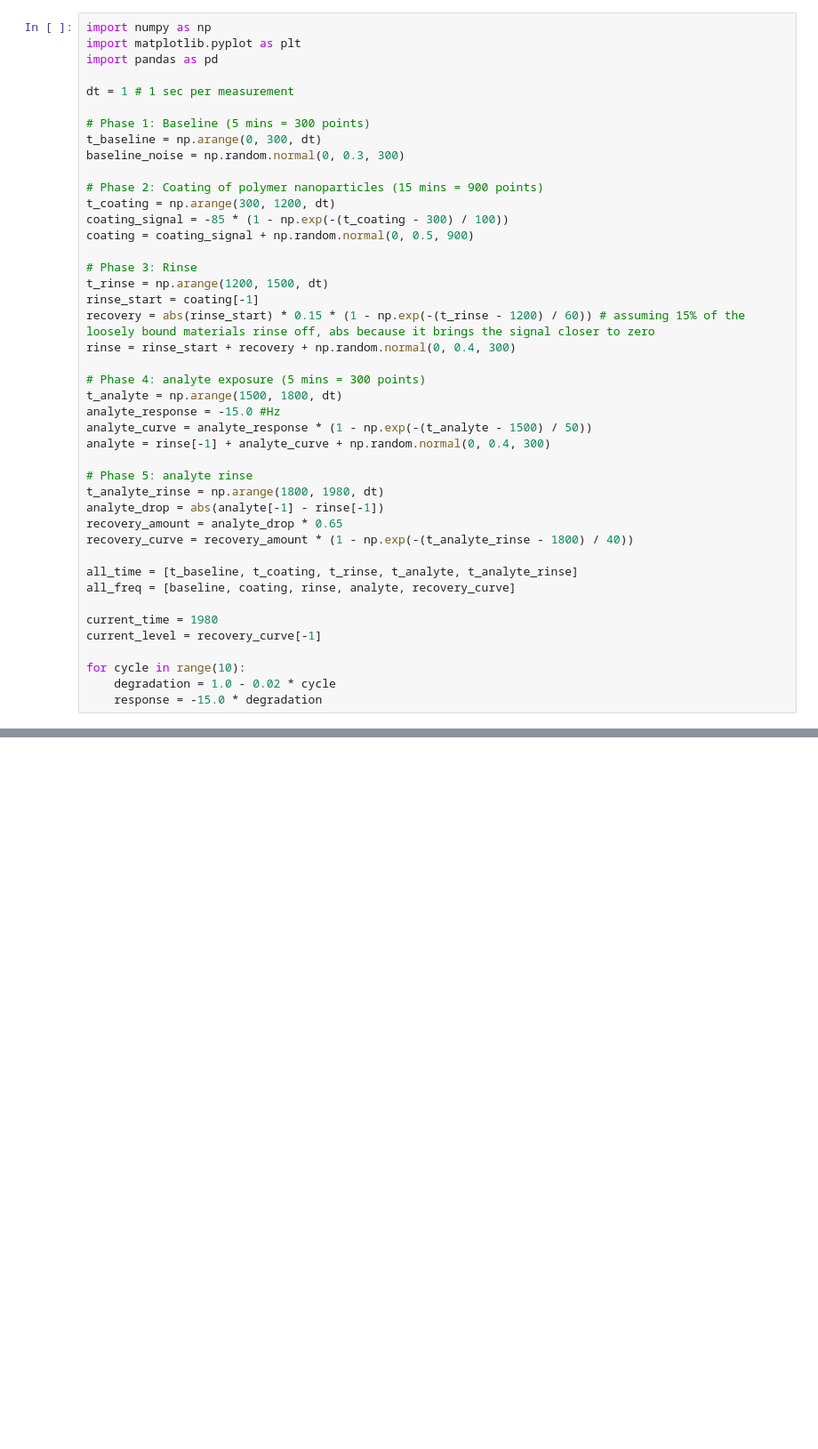
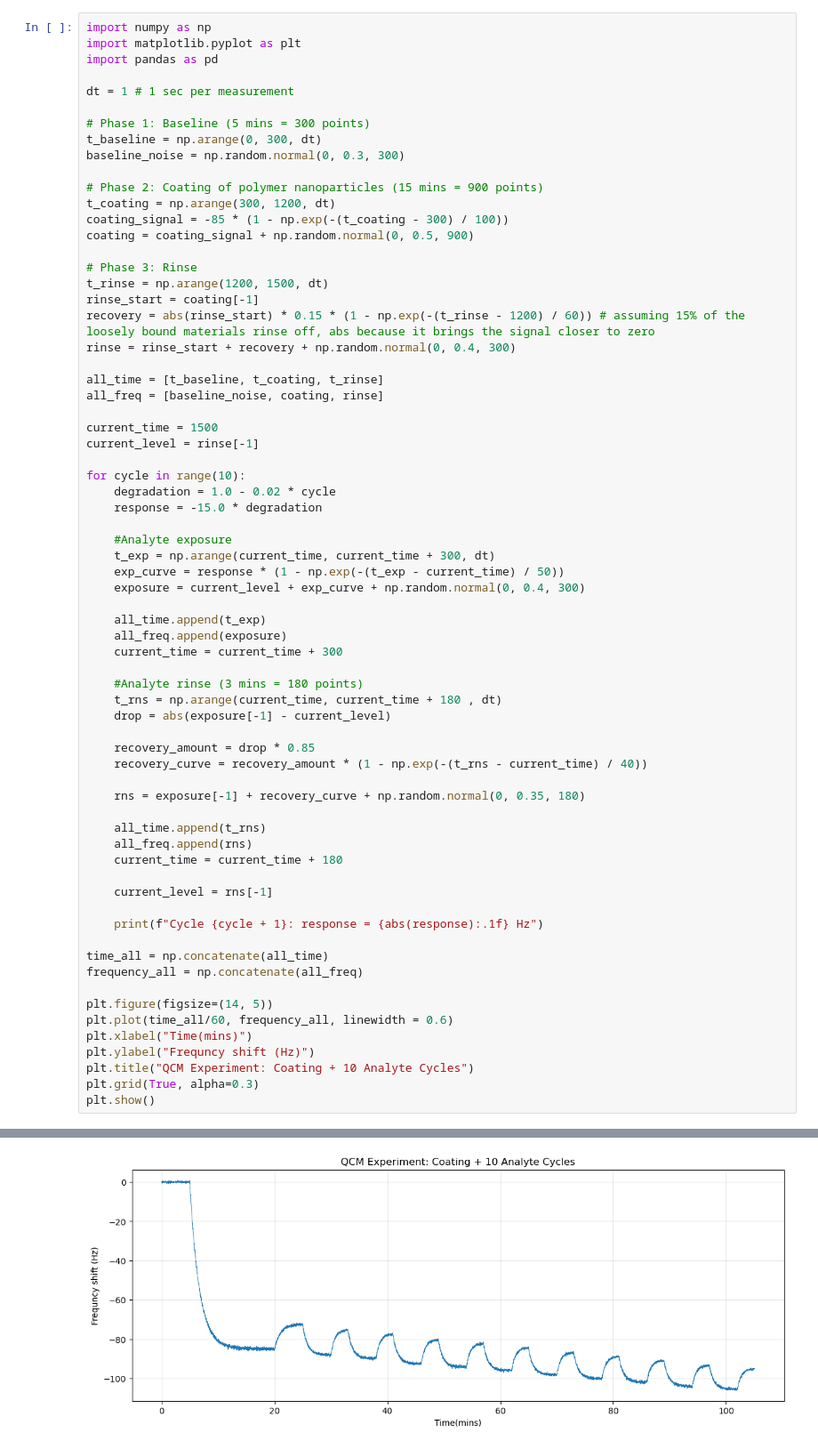
Before and after one commit to Sahanatavaragondi/qcm-polymer-coating-analysis, a Jupyter notebook: qcm_reusability_analysis.ipynb, the cells around one changed output, grey strips where cells are left out. Shown at 89% size. Saved outputs shown, nothing was run; the diff lists cells and outputs as text; blank space fills up the shorter version.

Commit message:
10 analyte cycles with degradation loop

```diff
--- a/qcm_reusability_analysis.ipynb
+++ b/qcm_reusability_analysis.ipynb
@@ -20,24 +20,50 @@ rinse_start = coating[-1]
 recovery = abs(rinse_start) * 0.15 * (1 - np.exp(-(t_rinse - 1200) / 60)) # assuming 15% of the loosely bound materials rinse off, abs because it brings the signal closer to zero
 rinse = rinse_start + recovery + np.random.normal(0, 0.4, 300)
 
-# Phase 4: analyte exposure (5 mins = 300 points)
-t_analyte = np.arange(1500, 1800, dt)
-analyte_response = -15.0 #Hz
-analyte_curve = analyte_response * (1 - np.exp(-(t_analyte - 1500) / 50))
-analyte = rinse[-1] + analyte_curve + np.random.normal(0, 0.4, 300)
+all_time = [t_baseline, t_coating, t_rinse]
+all_freq = [baseline_noise, coating, rinse]
 
-# Phase 5: analyte rinse
-t_analyte_rinse = np.arange(1800, 1980, dt)
-analyte_drop = abs(analyte[-1] - rinse[-1])
-recovery_amount = analyte_drop * 0.65
-recovery_curve = recovery_amount * (1 - np.exp(-(t_analyte_rinse - 1800) / 40))
-
-all_time = [t_baseline, t_coating, t_rinse, t_analyte, t_analyte_rinse]
-all_freq = [baseline, coating, rinse, analyte, recovery_curve]
-
-current_time = 1980
-current_level = recovery_curve[-1]
+current_time = 1500
+current_level = rinse[-1]
 
 for cycle in range(10):
     degradation = 1.0 - 0.02 * cycle
     response = -15.0 * degradation
+
+    #Analyte exposure
+    t_exp = np.arange(current_time, current_time + 300, dt)
+    exp_curve = response * (1 - np.exp(-(t_exp - current_time) / 50))
+    exposure = current_level + exp_curve + np.random.normal(0, 0.4, 300)
+
+    all_time.append(t_exp)
+    all_freq.append(exposure)
+    current_time = current_time + 300
+
+    #Analyte rinse (3 mins = 180 points)
+    t_rns = np.arange(current_time, current_time + 180 , dt)
+    drop = abs(exposure[-1] - current_level)
+
+    recovery_amount = drop * 0.85
+    recovery_curve = recovery_amount * (1 - np.exp(-(t_rns - current_time) / 40))
+
+    rns = exposure[-1] + recovery_curve + np.random.normal(0, 0.35, 180)
+
+    all_time.append(t_rns)
+    all_freq.append(rns)
+    current_time = current_time + 180
+
+    current_level = rns[-1]
+
+    print(f"Cycle {cycle + 1}: response = {abs(response):.1f} Hz")
+
+time_all = np.concatenate(all_time)
+frequency_all = np.concatenate(all_freq)
+
+plt.figure(figsize=(14, 5))
+plt.plot(time_all/60, frequency_all, linewidth = 0.6)
+plt.xlabel("Time(mins)")
+plt.ylabel("Frequncy shift (Hz)")
+plt.title("QCM Experiment: Coating + 10 Analyte Cycles")
+plt.grid(True, alpha=0.3)
+plt.show()
+# %% [output]
@@ -43,0 +80 @@ for cycle in range(10):
+[figure, added]
```
Also changed, not shown: parts of 1 cell of this notebook.
